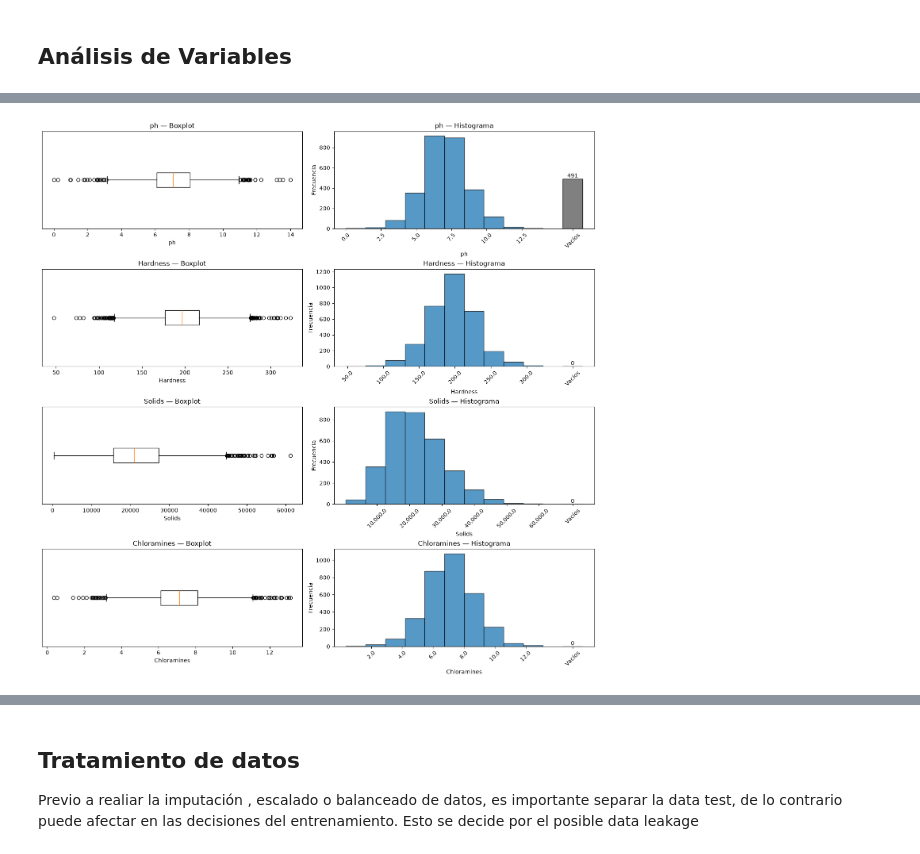
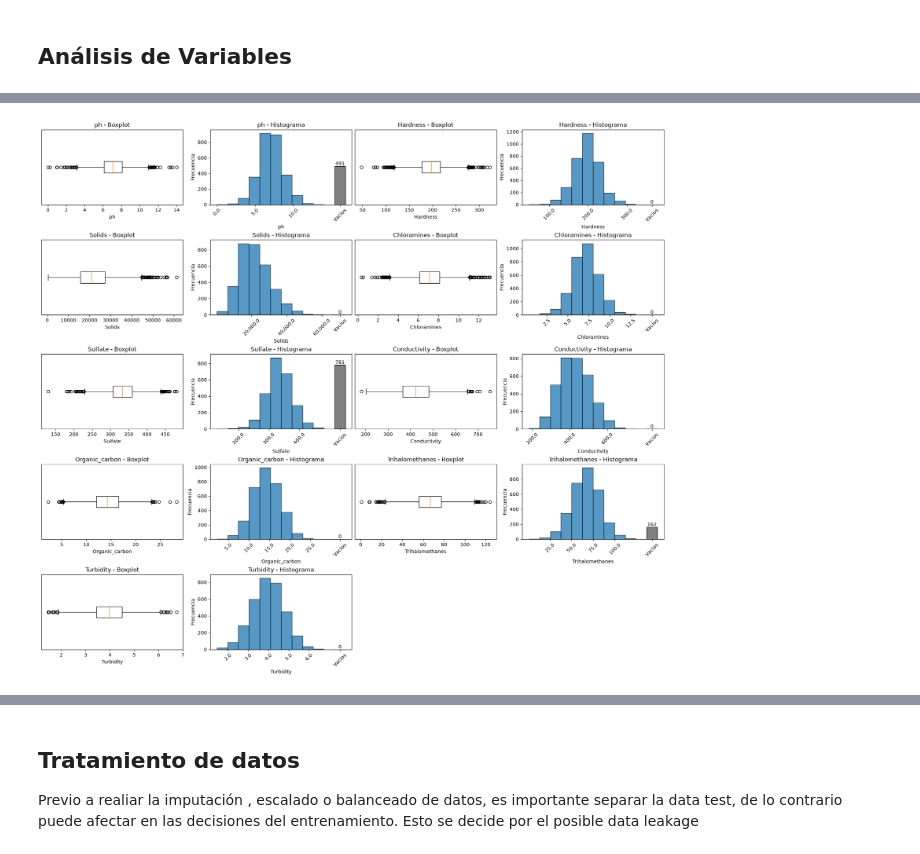
Before and after one commit to felipechoy1/QuantumTenango_Quantaton2026_Track2, a Jupyter notebook: Código_Hackaton_v1.ipynb, the cells around one changed output, grey strips where cells are left out. Saved outputs shown, nothing was run; the diff lists cells and outputs as text; code cells hidden in the pictures.

Commit message:
Move plotting/forward-selection helpers to funciones.py and wire notebook to them

```diff
--- a/Código_Hackaton_v1.ipynb
+++ b/Código_Hackaton_v1.ipynb
@@ -71,101 +75,7 @@ Resumen descriptivo de las variables
 | Trihalomethanes | 162 | 4.95% | 66.40 | 16.18 | 0.74 | 55.84 | 66.62 | ... |
 | Turbidity | 0 | 0.00% | 3.97 | 0.78 | 1.45 | 3.44 | 3.96 | ... |
 # %%
-variables_por_figura = 4
-NUM_BINS = 10
-
-for inicio in range(0, len(features), variables_por_figura):
-
-    features_figura = features[
-        inicio:inicio + variables_por_figura
-    ]
-
-    mosaico = [
-        [f"box_{i}", f"hist_{i}"]
-        for i in range(len(features_figura))
-    ]
-
-    fig, axes = plt.subplot_mosaic(
-        mosaico,
-        figsize=(14, 3.5 * len(features_figura)),
-        constrained_layout=True
-    )
-
-    for i, feature in enumerate(features_figura):
-
-        serie = df[feature]
-        datos_validos = serie.dropna()
-        cantidad_vacios = serie.isna().sum()
-
-        ax_box = axes[f"box_{i}"]
-        ax_hist = axes[f"hist_{i}"]
-
-        # Boxplot
-        ax_box.boxplot(
-            datos_validos,
-            vert=False
-        )
-
-        ax_box.set_title(
-            f"{feature} — Boxplot"
-        )
-
-        ax_box.set_xlabel(feature)
-        ax_box.set_yticks([])
-
-        # Histograma
-        frecuencias, limites, _ = ax_hist.hist(
-            datos_validos,
-            bins=NUM_BINS,
-            edgecolor="black",
-            alpha=0.75
-        )
-
-        # Posición de la barra de valores vacíos
-        ancho_bin = limites[1] - limites[0]
-        posicion_vacios = limites[-1] + ancho_bin * 1.5
-
-        ax_hist.bar(
-            posicion_vacios,
-            cantidad_vacios,
-            width=ancho_bin,
-            color="gray",
-            edgecolor="black"
-        )
-
-        # Etiqueta sobre la barra de vacíos
-        ax_hist.text(
-            posicion_vacios,
-            cantidad_vacios,
-            str(cantidad_vacios),
-            ha="center",
-            va="bottom"
-        )
-
-        # Conservamos ticks numéricos y agregamos "Vacíos"
-        ticks_numericos = ax_hist.get_xticks()
-        ticks_numericos = ticks_numericos[
-            (ticks_numericos >= limites[0])
-            & (ticks_numericos <= limites[-1])
-        ]
-
-        ax_hist.set_xticks([
-            *ticks_numericos,
-            posicion_vacios
-        ])
-
-        ax_hist.set_xticklabels([
-            *[f"{valor:,.1f}" for valor in ticks_numericos],
-            "Vacíos"
-        ], rotation=45)
-
-        ax_hist.set_title(
-            f"{feature} — Histograma"
-        )
-
-        ax_hist.set_xlabel(feature)
-        ax_hist.set_ylabel("Frecuencia")
-
-    plt.show()
+fig, axes = graficar_box_hist_grid(df, features, variables_por_fila=2, num_bins=10)
+plt.show()
 # %% [output]
-[figure, old version]
+[figure, new version]
```
Also changed, not shown: parts of 10 cells of this notebook, 2 other files.
